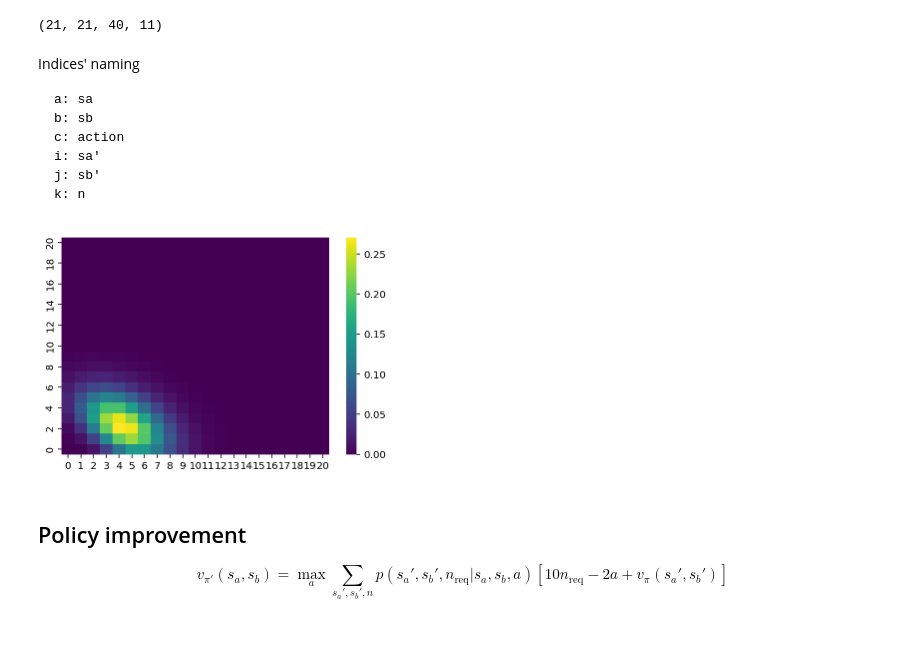
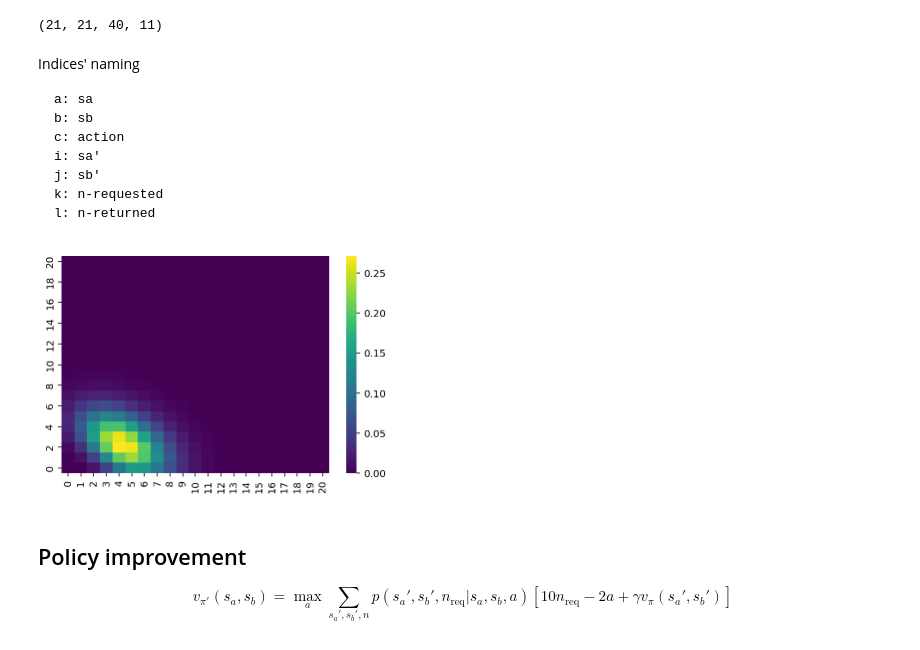
Before and after one commit to gerdm/reinforcement-learning, a Jupyter notebook: ch04/jacks-car-rental.ipynb, the cells around one changed output. Saved outputs shown, nothing was run; the diff lists cells and outputs as text; code cells hidden in the pictures.

````diff
--- a/ch04/jacks-car-rental.ipynb
+++ b/ch04/jacks-car-rental.ipynb
@@ -170,7 +168,6 @@ $$
 def p_transition_a(state_prime, state, action):
     dist = tfp.distributions.Skellam(λ_ret_a, λ_req_a)
     return dist.prob(state_prime - state + action) * (0 >= state_prime) * (state_prime <= 20)
-
 
 def p_transition_b(state_prime, state, action):
     dist = tfp.distributions.Skellam(λ_ret_b, λ_req_b)
@@ -184,4 +181,4 @@ def p(sa_prime, sb_prime, n_req, sa, sb, action):
     pois = tfp.distributions.Poisson(rate=λ_req_a + λ_req_b)
     prob_req = pois.prob(n_req) * (sa + sb >= n_req)
     return (p_transition_a(sa_prime, sa, action) * p_transition_b(sb_prime, sb, action) *
-            prob_req * p_move(action, sa, sb))
+            prob_req * p_move(action, sa_prime, sb_prime))
@@ -208,0 +185,11 @@ p_grid = pv(vrange, vrange, req_range, vrange, vrange, arange)
+# %%
+num_params = 6
+
+pv = p
+for n in range(num_params):
+    vals = [0 if i==n else None for i in range(num_params)]
+    print(vals)
+    pv = jax.vmap(pv, vals, out_axes=-1)
+
+#              sa',    sb',      n    | sa,      sb,   action
+p_grid = pv(vrange, vrange, req_range, vrange, vrange, arange)
@@ -241,6 +239,7 @@ b: sb
 c: action
 i: sa'
 j: sb'
-k: n
+k: n-requested
+l: n-returned
 ```
 # %%
@@ -249,13 +248,14 @@ for _ in range(20):
     value_array = jnp.einsum("cab,ijkabc,ijkc->ab", policy, p_grid, reward_value)
 # %%
 ax = sns.heatmap(value_array, cmap="viridis")
+plt.xticks(rotation=90)
 ax.invert_yaxis()
 # %% [output]
-[figure, old version]
+[figure, new version]
 # %% [markdown]
 ## Policy improvement
 
 $$
-    v_{\pi'}(s_a, s_b) = \max_a \sum_{s_a', s_b', n} p(s_a', s_b', n_\text{req} \vert s_a, s_b, a)\left[10n_\text{req} - 2a + v_\pi(s_a', s_b')\right]
+    v_{\pi'}(s_a, s_b) = \max_a \sum_{s_a', s_b', n} p(s_a', s_b', n_\text{req} \vert s_a, s_b, a)\left[10n_\text{req} - 2a + \gamma v_\pi(s_a', s_b')\right]
 $$
 # %%
````
Also changed, not shown: parts of 16 cells of this notebook.
